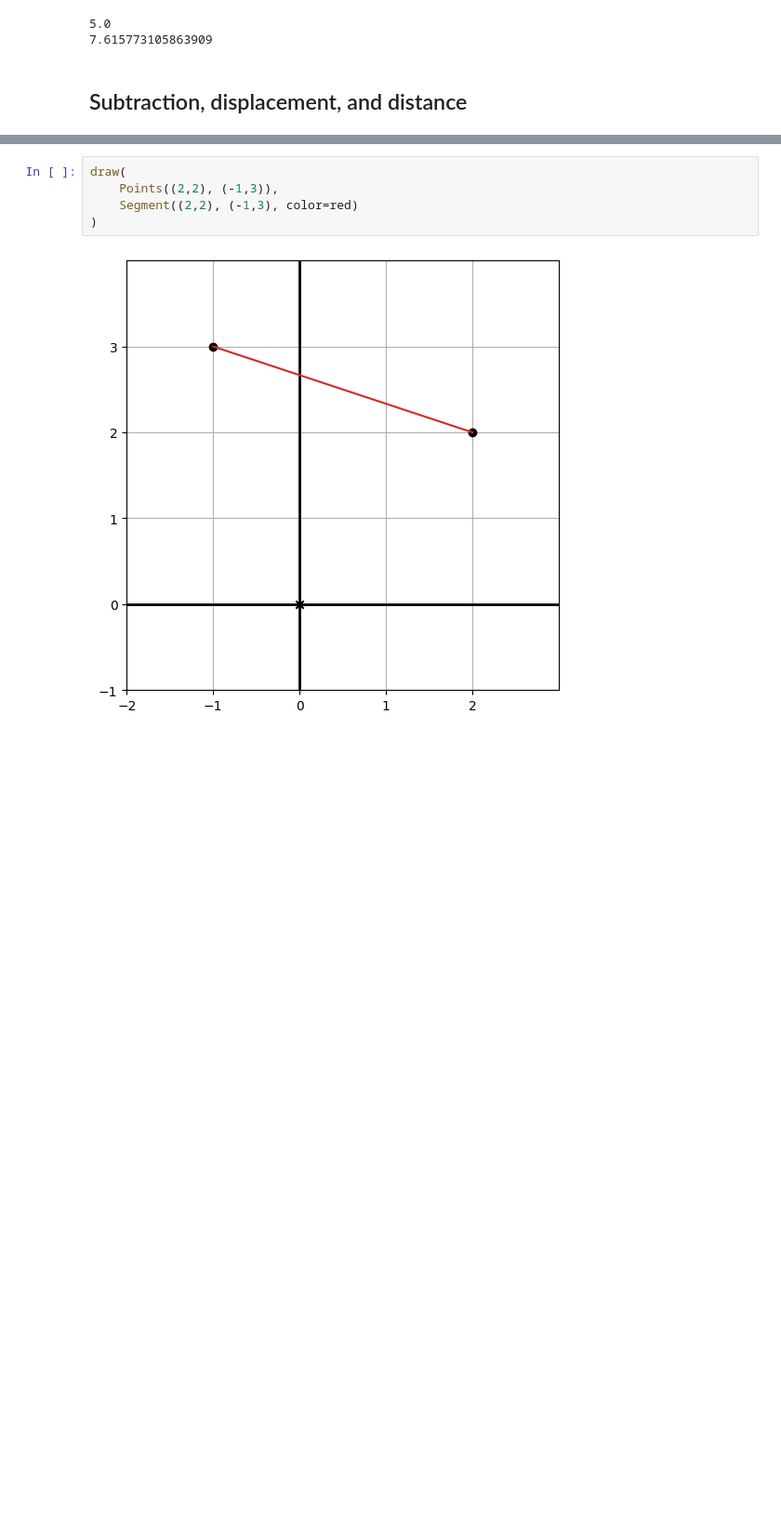
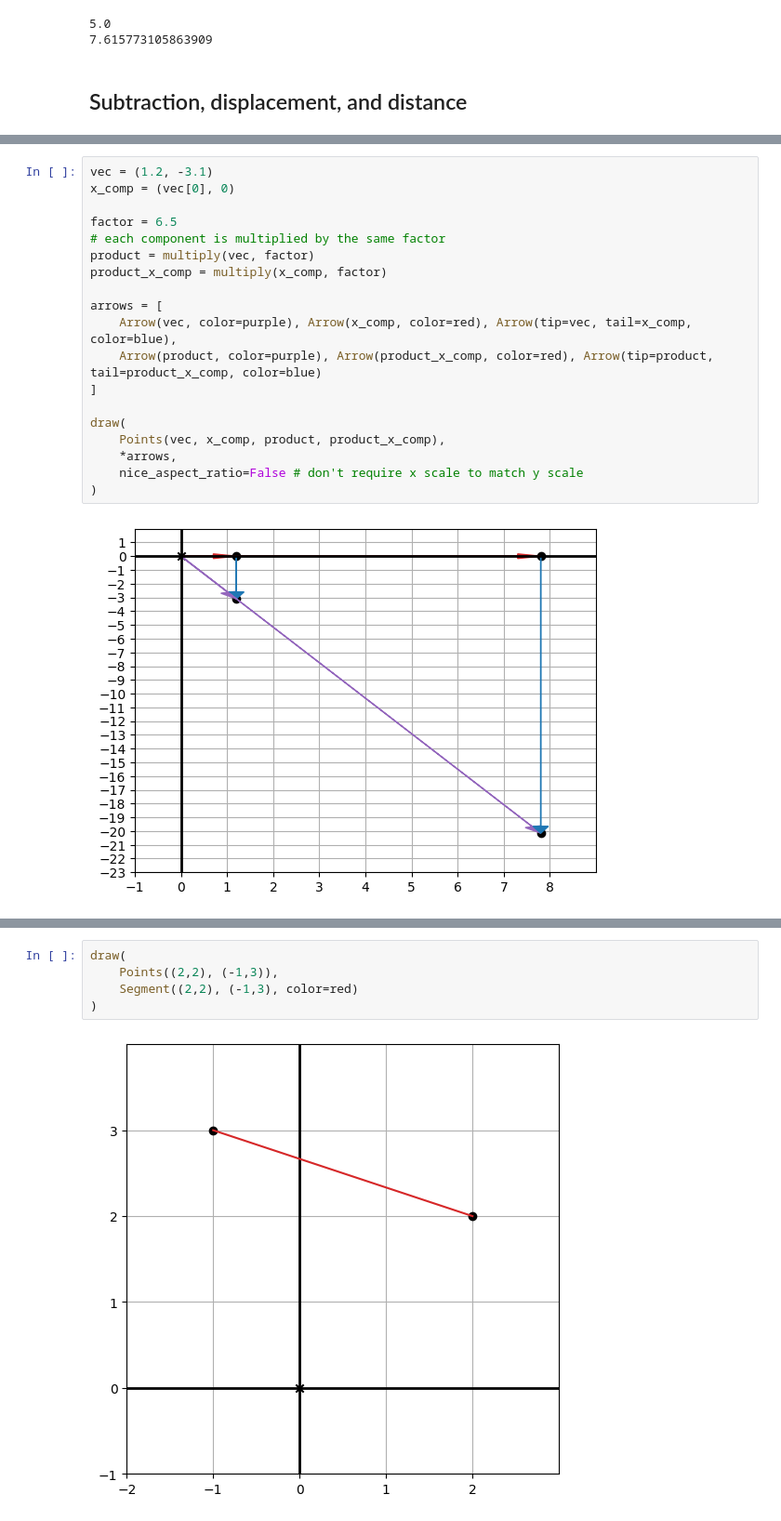
Before and after one commit to btgrant-76/Math-for-Programmers, a Jupyter notebook: Chapter 02/Chapter 02 Walkthrough.ipynb, the cells around one changed output, grey strips where cells are left out. Shown at 93% size. Drawn from its saved outputs; the diff is of its cells as text; blank space fills up the shorter version.

```diff
--- a/Chapter 02/Chapter 02 Walkthrough.ipynb
+++ b/Chapter 02/Chapter 02 Walkthrough.ipynb
@@ -105,0 +159,21 @@ print(length(vec_b))
+# %%
+vec = (1.2, -3.1)
+x_comp = (vec[0], 0)
+
+factor = 6.5
+# each component is multiplied by the same factor
+product = multiply(vec, factor)
+product_x_comp = multiply(x_comp, factor)
+
+arrows = [
+    Arrow(vec, color=purple), Arrow(x_comp, color=red), Arrow(tip=vec, tail=x_comp, color=blue),
+    Arrow(product, color=purple), Arrow(product_x_comp, color=red), Arrow(tip=product, tail=product_x_comp, color=blue)
+]
+
+draw(
+    Points(vec, x_comp, product, product_x_comp),
+    *arrows,
+    nice_aspect_ratio=False # don't require x scale to match y scale
+)
+# %% [output]
+[figure, added]
```
Also changed, not shown: parts of 8 cells of this notebook, 1 other file.
